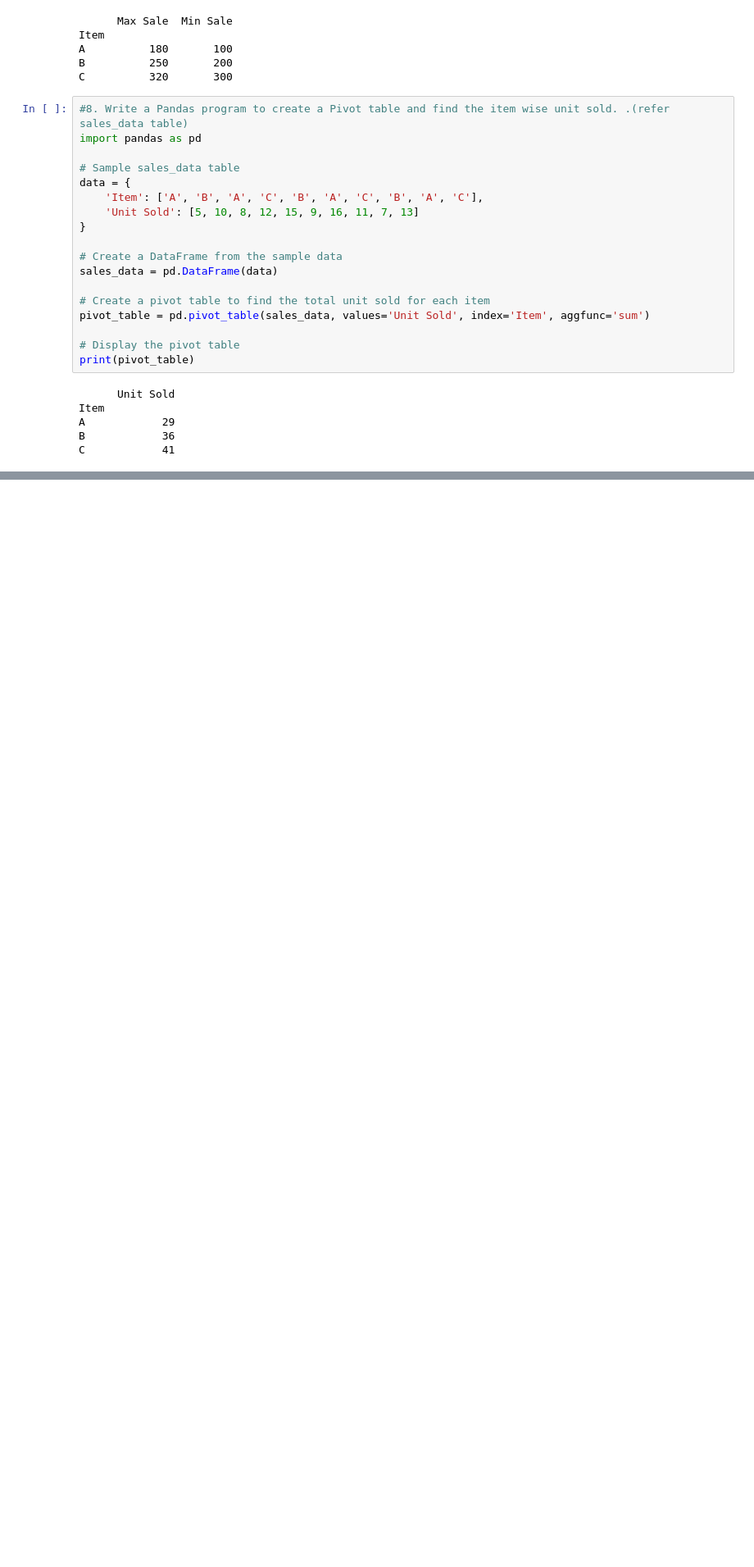
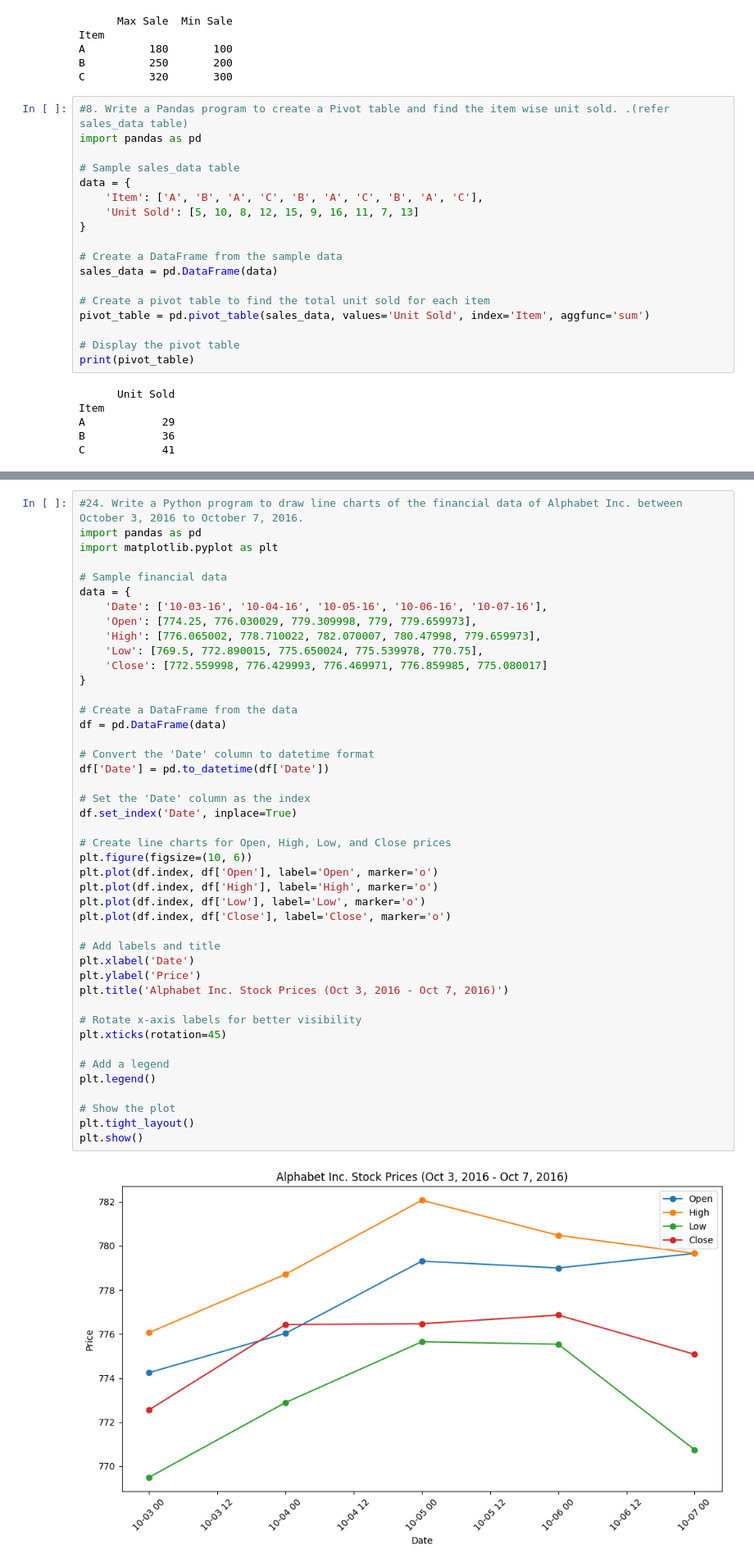
Before and after one commit to bharathwajks26/Programs, a Jupyter notebook: 192124033_QPDS.ipynb, the cells around one changed output, grey strips where cells are left out. Shown: that part at 82% size. Drawn from its saved outputs; the diff is of its cells as text; blank space fills up the shorter version.

```diff
--- a/192124033_QPDS.ipynb
+++ b/192124033_QPDS.ipynb
@@ -282,0 +702,46 @@ C            41
+# %%
+#24. Write a Python program to draw line charts of the financial data of Alphabet Inc. between October 3, 2016 to October 7, 2016.
+import pandas as pd
+import matplotlib.pyplot as plt
+
+# Sample financial data
+data = {
+    'Date': ['10-03-16', '10-04-16', '10-05-16', '10-06-16', '10-07-16'],
+    'Open': [774.25, 776.030029, 779.309998, 779, 779.659973],
+    'High': [776.065002, 778.710022, 782.070007, 780.47998, 779.659973],
+    'Low': [769.5, 772.890015, 775.650024, 775.539978, 770.75],
+    'Close': [772.559998, 776.429993, 776.469971, 776.859985, 775.080017]
+}
+
+# Create a DataFrame from the data
+df = pd.DataFrame(data)
+
+# Convert the 'Date' column to datetime format
+df['Date'] = pd.to_datetime(df['Date'])
+
+# Set the 'Date' column as the index
+df.set_index('Date', inplace=True)
+
+# Create line charts for Open, High, Low, and Close prices
+plt.figure(figsize=(10, 6))
+plt.plot(df.index, df['Open'], label='Open', marker='o')
+plt.plot(df.index, df['High'], label='High', marker='o')
+plt.plot(df.index, df['Low'], label='Low', marker='o')
+plt.plot(df.index, df['Close'], label='Close', marker='o')
+
+# Add labels and title
+plt.xlabel('Date')
+plt.ylabel('Price')
+plt.title('Alphabet Inc. Stock Prices (Oct 3, 2016 - Oct 7, 2016)')
+
+# Rotate x-axis labels for better visibility
+plt.xticks(rotation=45)
+
+# Add a legend
+plt.legend()
+
+# Show the plot
+plt.tight_layout()
+plt.show()
+# %% [output]
+[figure, added]
```
Also changed, not shown: parts of 31 cells of this notebook.
